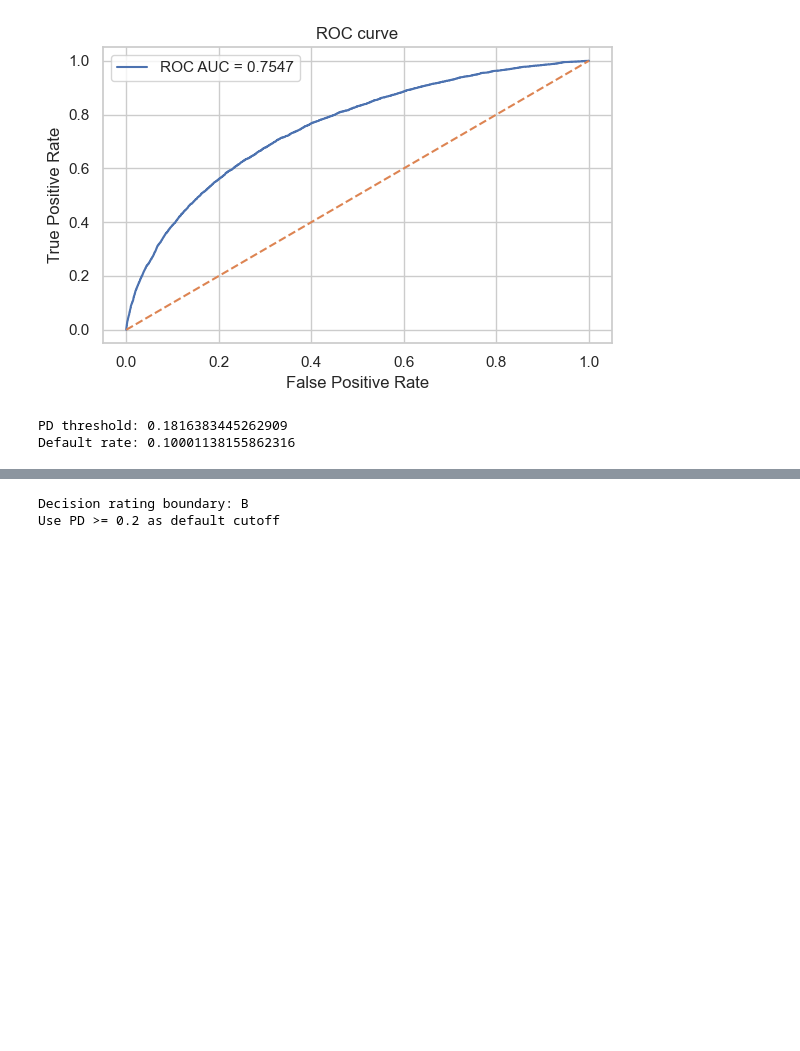
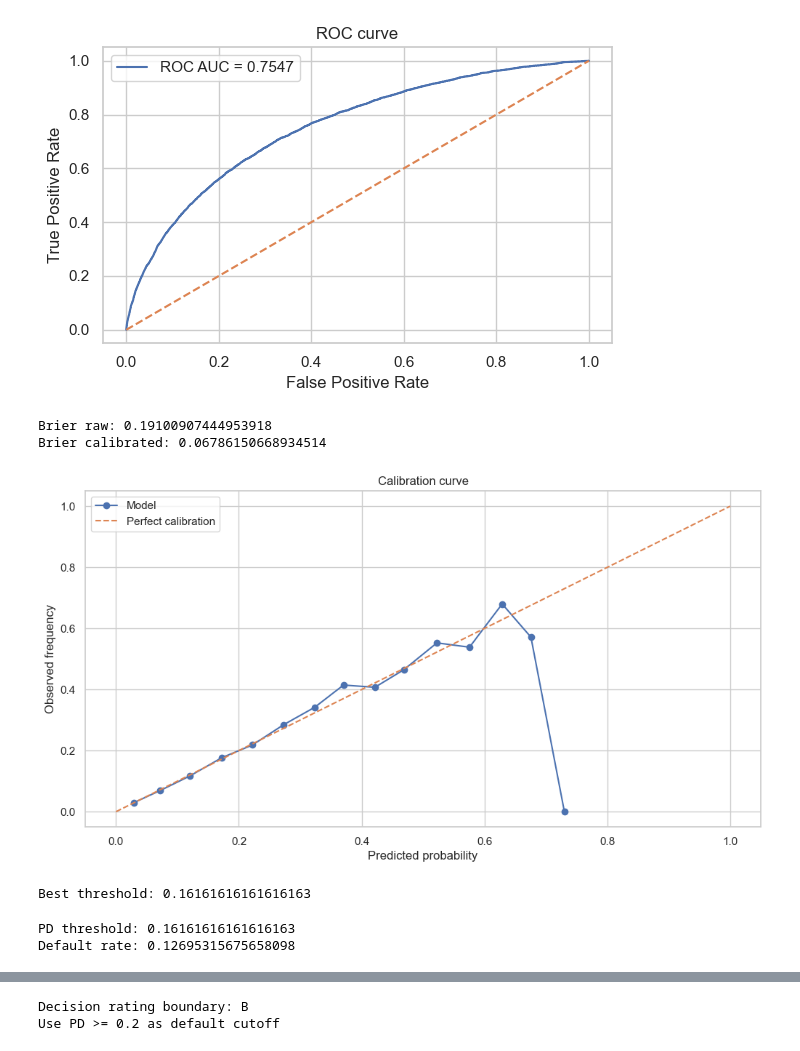
Before and after one commit to FrelikStanislaw/wut-counterfactual-explanations, a Jupyter notebook: notebooks/04_starter_notebook.ipynb, the cells around one changed output, grey strips where cells are left out. Drawn from its saved outputs; the diff is of its cells as text; code cells hidden in the pictures; blank space fills up the shorter version.

Commit message:
added calibration evaluation

```diff
--- a/notebooks/04_starter_notebook.ipynb
+++ b/notebooks/04_starter_notebook.ipynb
@@ -854,7 +859,18 @@ plot_auc(model, X_test, y_test)
 AUC score: 0.755
 [figure]
 # %%
-final = pd.read_csv(DATA_DIR / "FINAL_FINAL_after_selection.csv")
+final = pd.read_csv(DATA_DIR / "FINAL_FINAL_phone_buckets_6_24_after_selection.csv")
+# %%
+ratio = len(final[final[TARGET_COLUMN] == 0]) / len(final[final[TARGET_COLUMN] == 1])
+
+for col in final.select_dtypes(include='object').columns:
+    final[col] = final[col].astype('category')
+X = final.drop(columns=[TARGET_COLUMN, 'SK_ID_CURR'])
+y = final[TARGET_COLUMN]
+
+X_train, X_test, y_train, y_test = train_test_split(
+    X, y, test_size=TEST_SIZE, random_state=RANDOM_SEED, stratify=y
+)
 # %%
 with open(MODELS_DIR / "model_FINAL_1804_heavy_calibrated.pkl", "rb") as f:
     calibrated = pickle.load(f)
@@ -863,5 +879,31 @@ calibrated = CalibratedClassifierCV(model, method="isotonic", cv=5)
 calibrated.fit(X_train, y_train)
 proba_cal = calibrated.predict_proba(X_test)[:, 1]
+# %%
+proba_raw = model.predict_proba(X_test)[:, 1]
+
+print("Brier raw:", brier_score_loss(y_test, proba_raw))
+print("Brier calibrated:", brier_score_loss(y_test, proba_cal))
+
+prob_true, prob_pred = calibration_curve(y_test, proba_cal, n_bins=20)
+
+plt.plot(prob_pred, prob_true, marker='o', label='Model')
+plt.plot([0, 1], [0, 1], linestyle='--', label='Perfect calibration')
+plt.xlabel("Predicted probability")
+plt.ylabel("Observed frequency")
+plt.legend()
+plt.title("Calibration curve")
+plt.show()
+# %% [output]
+Brier raw: 0.19100907444953918
+Brier calibrated: 0.06786150668934514
+[figure, added]
+# %%
+thresholds = np.linspace(0, 1, 100)
+scores = [f1_score(y_test, proba_cal >= t) for t in thresholds]
+best_t = thresholds[np.argmax(scores)]
+print("Best threshold:", best_t)
+# %% [output]
+Best threshold: 0.16161616161616163
 # %%
 with open(MODELS_DIR / "model_FINAL_1804_heavy_calibrated.pkl", "wb") as f:
     pickle.dump(calibrated, f)
@@ -901,12 +943,12 @@ def assign_rating(pd_value, masterscale):
     return row["Rating"].values[0]
 ratings = [assign_rating(p, masterscale) for p in proba_cal]
 ratings = pd.Series(ratings)
-threshold = np.quantile(proba_cal, 0.90)
+threshold = best_t
 print("PD threshold:", threshold)
 # classify
 y_pred_default = (proba_cal >= threshold).astype(int)
 print("Default rate:", y_pred_default.mean())
 # %% [output]
-PD threshold: 0.1816383445262909
-Default rate: 0.10001138155862316
+PD threshold: 0.16161616161616163
+Default rate: 0.12695315675658098
 # %%
```
Also changed, not shown: parts of 9 cells of this notebook.
